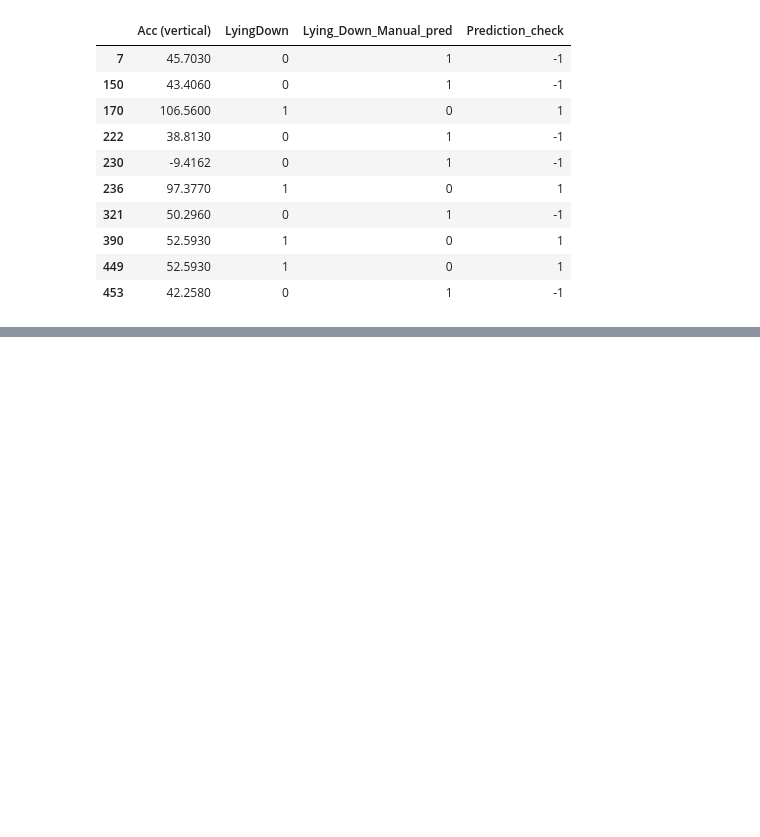
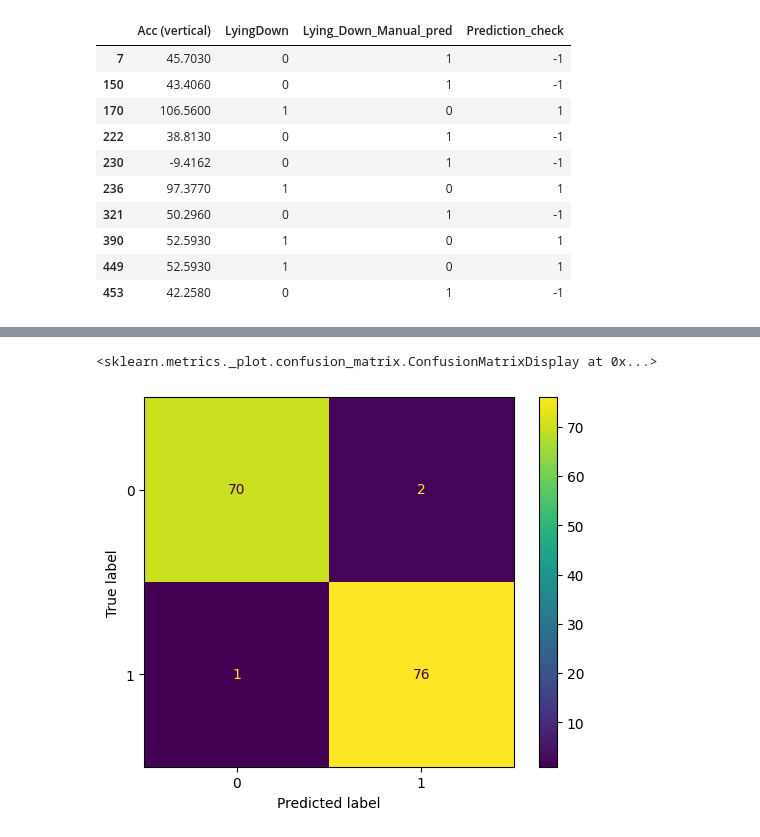
Before and after one commit to AfobCode/LearningPython, a Jupyter notebook: Regression_Analysis/binomial_logistic_regression_intro.ipynb, the cells around one changed output, grey strips where cells are left out. Saved outputs shown, nothing was run; the diff lists cells and outputs as text; code cells hidden in the pictures; blank space fills up the shorter version.

Commit message:
adding the confusion matrix to check the quality of the predictions

```diff
--- a/Regression_Analysis/binomial_logistic_regression_intro.ipynb
+++ b/Regression_Analysis/binomial_logistic_regression_intro.ipynb
@@ -106,3 +106,14 @@ acc_data[acc_data['Prediction_check'] != 0]
 | 390 | 52.5930 | 1 | 0 | 1 |
 | 449 | 52.5930 | 1 | 0 | 1 |
 | 453 | 42.2580 | 0 | 1 | -1 |
+# %%
+acc_test = x_test.join(y_test,how='inner')
+acc_test.reset_index(inplace=True,drop=True)
+# %%
+acc_test['LyingDown_pred_m'] = acc_test.apply(lying_prediction,axis=1)
+acc_test['LyingDown_pred'] = logistic_regression.predict(x_test)
+acc_test['prediction_check'] = acc_test['LyingDown'] - acc_test['LyingDown_pred']
+acc_test['prediction_comparation'] = acc_test['LyingDown_pred'] - acc_test['LyingDown_pred_m']
+
+acc_prediction_check = acc_test[acc_test['prediction_check'] != 0]
+acc_prediction_comparation = acc_test[acc_test['prediction_comparation'] != 0]
@@ -108,0 +175,10 @@ acc_data[acc_data['Prediction_check'] != 0]
+# %%
+import sklearn.metrics as metrics
+
+cm = metrics.confusion_matrix(acc_test['LyingDown'], acc_test['LyingDown_pred'], labels= logistic_regression.classes_)
+disp = metrics.ConfusionMatrixDisplay(confusion_matrix=cm, display_labels= logistic_regression.classes_)
+
+disp.plot()
+# %% [output]
+<sklearn.metrics._plot.confusion_matrix.ConfusionMatrixDisplay at 0x...>
+[figure, added]
```
Also changed, not shown: parts of 6 cells of this notebook.
